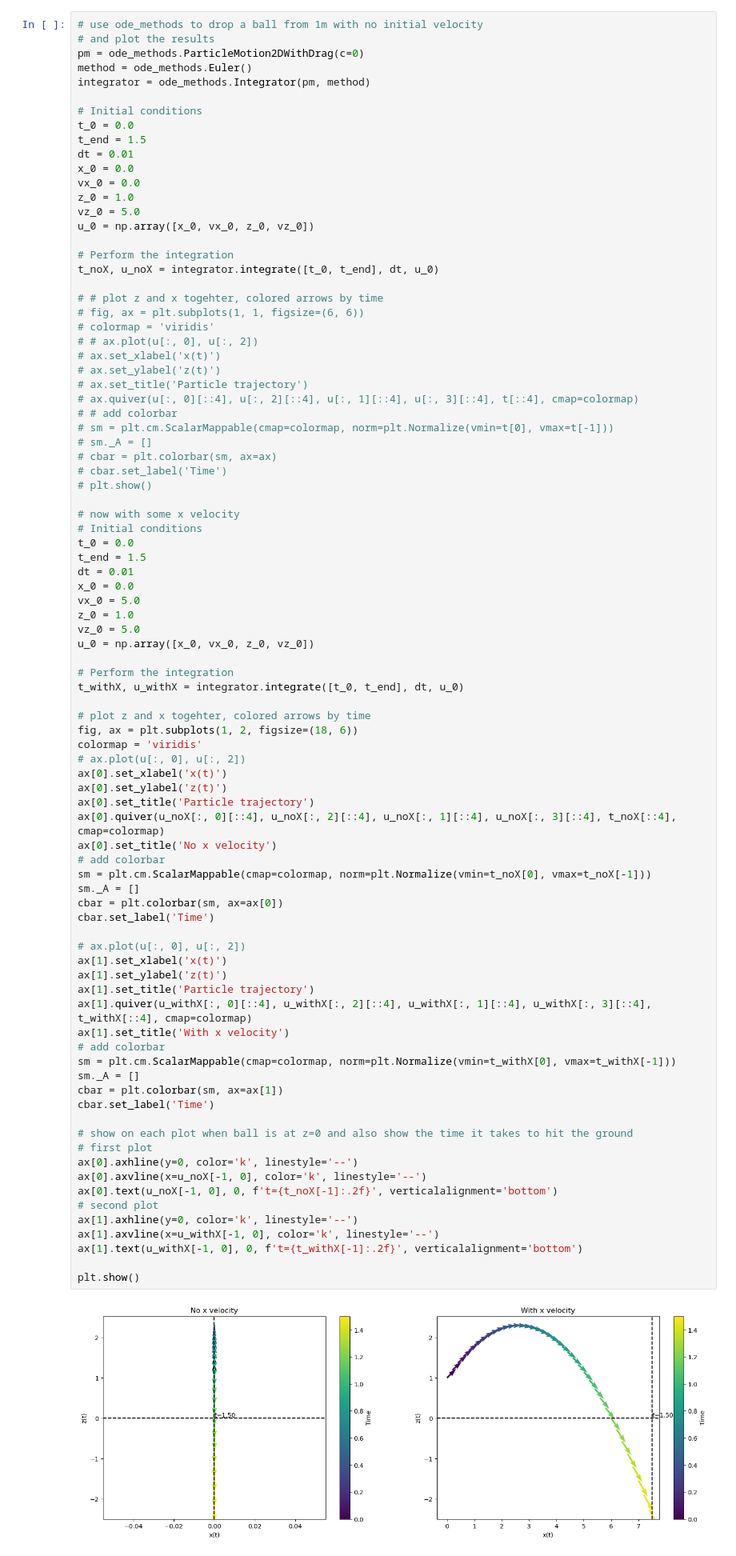
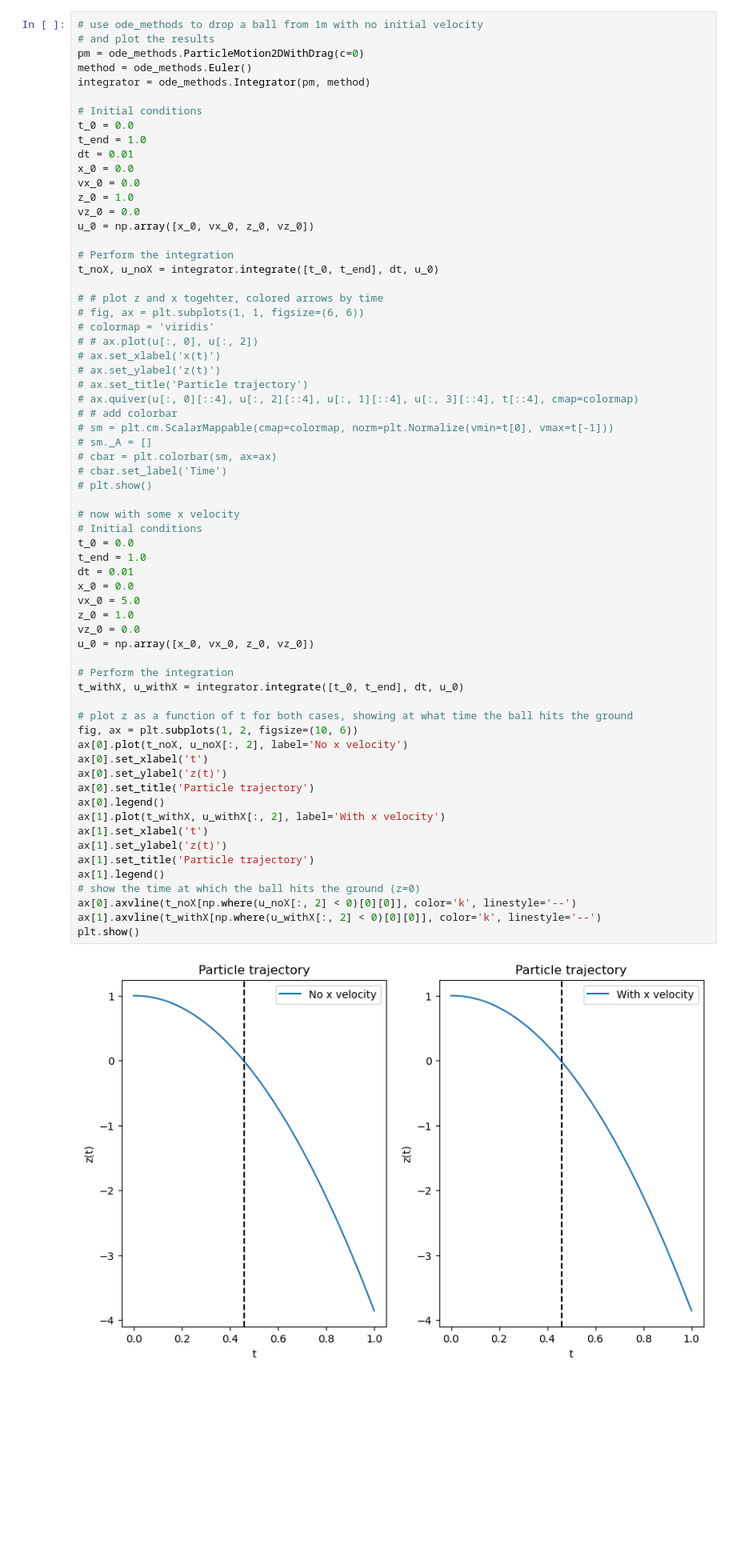
Before and after one commit to cake-dev/Simulation_class, a Jupyter notebook: Homework/hw_1_1.ipynb, the cells around one changed output. Shown at 80% size. Cells and saved outputs as stored; diff of their text form; blank space fills up the shorter version.

```diff
--- a/Homework/hw_1_1.ipynb
+++ b/Homework/hw_1_1.ipynb
@@ -26,12 +26,12 @@ integrator = ode_methods.Integrator(pm, method)
 
 # Initial conditions
 t_0 = 0.0
-t_end = 1.5
+t_end = 1.0
 dt = 0.01
 x_0 = 0.0
 vx_0 = 0.0
 z_0 = 1.0
-vz_0 = 5.0
+vz_0 = 0.0
 u_0 = np.array([x_0, vx_0, z_0, vz_0])
 
 # Perform the integration
@@ -43,66 +43,44 @@ t_noX, u_noX = integrator.integrate([t_0, t_end], dt, u_0)
 # # ax.plot(u[:, 0], u[:, 2])
 # ax.set_xlabel('x(t)')
 # ax.set_ylabel('z(t)')
 # ax.set_title('Particle trajectory')
 # ax.quiver(u[:, 0][::4], u[:, 2][::4], u[:, 1][::4], u[:, 3][::4], t[::4], cmap=colormap)
 # # add colorbar
 # sm = plt.cm.ScalarMappable(cmap=colormap, norm=plt.Normalize(vmin=t[0], vmax=t[-1]))
 # sm._A = []
 # cbar = plt.colorbar(sm, ax=ax)
 # cbar.set_label('Time')
 # plt.show()
 
 # now with some x velocity
 # Initial conditions
 t_0 = 0.0
-t_end = 1.5
+t_end = 1.0
 dt = 0.01
 x_0 = 0.0
 vx_0 = 5.0
 z_0 = 1.0
-vz_0 = 5.0
+vz_0 = 0.0
 u_0 = np.array([x_0, vx_0, z_0, vz_0])
 
 # Perform the integration
 t_withX, u_withX = integrator.integrate([t_0, t_end], dt, u_0)
 
-# plot z and x togehter, colored arrows by time
-fig, ax = plt.subplots(1, 2, figsize=(18, 6))
-colormap = 'viridis'
-# ax.plot(u[:, 0], u[:, 2])
-ax[0].set_xlabel('x(t)')
+# plot z as a function of t for both cases, showing at what time the ball hits the ground
+fig, ax = plt.subplots(1, 2, figsize=(10, 6))
+ax[0].plot(t_noX, u_noX[:, 2], label='No x velocity')
+ax[0].set_xlabel('t')
 ax[0].set_ylabel('z(t)')
 ax[0].set_title('Particle trajectory')
-ax[0].quiver(u_noX[:, 0][::4], u_noX[:, 2][::4], u_noX[:, 1][::4], u_noX[:, 3][::4], t_noX[::4], cmap=colormap)
-ax[0].set_title('No x velocity')
-# add colorbar
-sm = plt.cm.ScalarMappable(cmap=colormap, norm=plt.Normalize(vmin=t_noX[0], vmax=t_noX[-1]))
-sm._A = []
-cbar = plt.colorbar(sm, ax=ax[0])
-cbar.set_label('Time')
-
-# ax.plot(u[:, 0], u[:, 2])
-ax[1].set_xlabel('x(t)')
+ax[0].legend()
+ax[1].plot(t_withX, u_withX[:, 2], label='With x velocity')
+ax[1].set_xlabel('t')
 ax[1].set_ylabel('z(t)')
 ax[1].set_title('Particle trajectory')
-ax[1].quiver(u_withX[:, 0][::4], u_withX[:, 2][::4], u_withX[:, 1][::4], u_withX[:, 3][::4], t_withX[::4], cmap=colormap)
-ax[1].set_title('With x velocity')
-# add colorbar
-sm = plt.cm.ScalarMappable(cmap=colormap, norm=plt.Normalize(vmin=t_withX[0], vmax=t_withX[-1]))
-sm._A = []
-cbar = plt.colorbar(sm, ax=ax[1])
-cbar.set_label('Time')
-
-# show on each plot when ball is at z=0 and also show the time it takes to hit the ground
-# first plot
-ax[0].axhline(y=0, color='k', linestyle='--')
-ax[0].axvline(x=u_noX[-1, 0], color='k', linestyle='--')
-ax[0].text(u_noX[-1, 0], 0, f't={t_noX[-1]:.2f}', verticalalignment='bottom')
-# second plot
-ax[1].axhline(y=0, color='k', linestyle='--')
-ax[1].axvline(x=u_withX[-1, 0], color='k', linestyle='--')
-ax[1].text(u_withX[-1, 0], 0, f't={t_withX[-1]:.2f}', verticalalignment='bottom')
-
+ax[1].legend()
+# show the time at which the ball hits the ground (z=0)
+ax[0].axvline(t_noX[np.where(u_noX[:, 2] < 0)[0][0]], color='k', linestyle='--')
+ax[1].axvline(t_withX[np.where(u_withX[:, 2] < 0)[0][0]], color='k', linestyle='--')
 plt.show()
 # %% [output]
-[figure, old version]
+[figure, new version]
```
Also changed, not shown: parts of 4 cells of this notebook.
